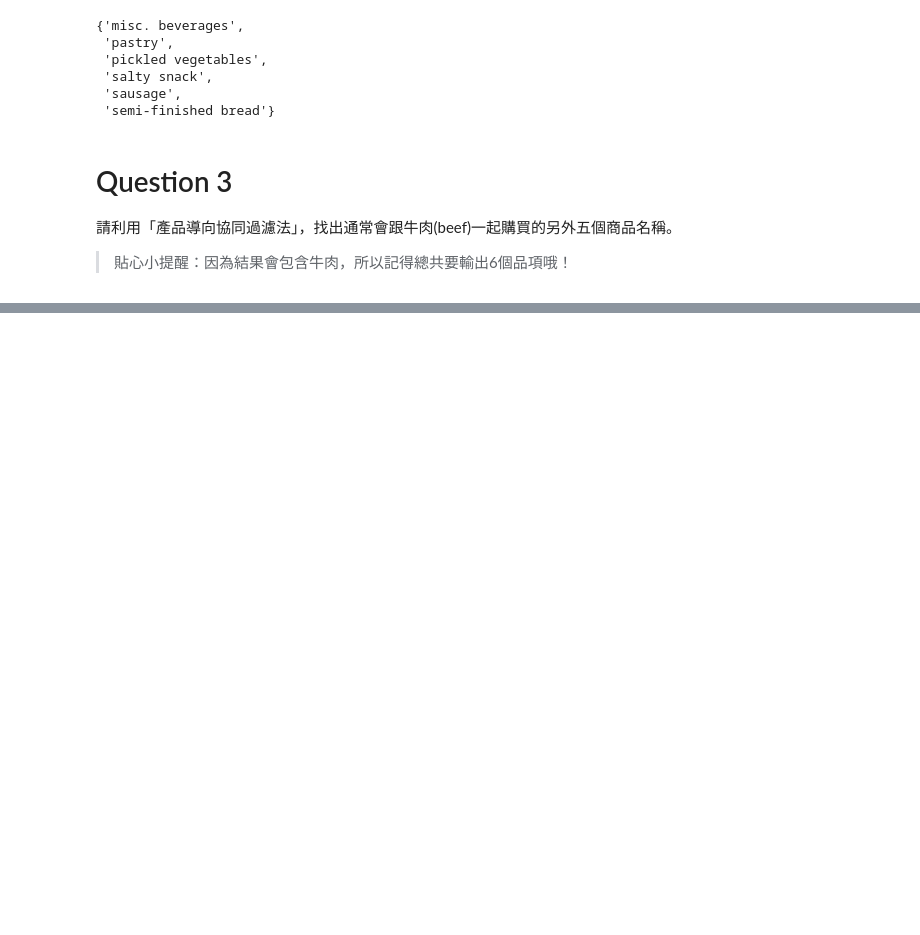
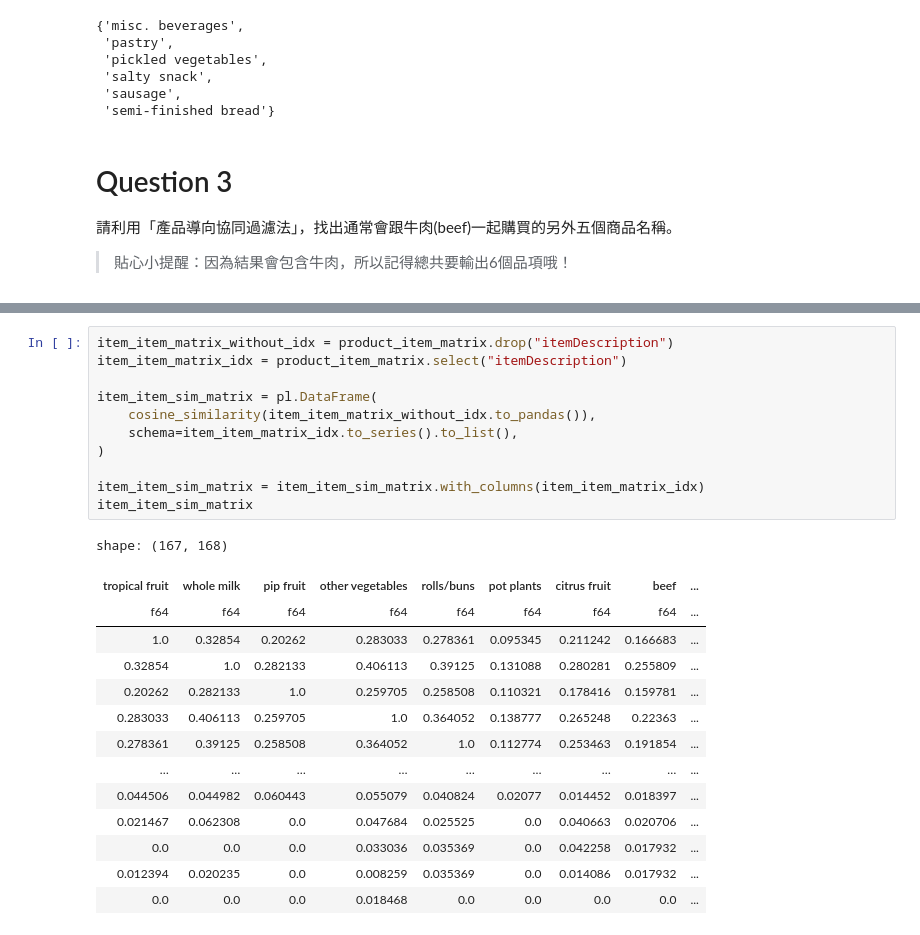
Before and after one commit to pan93412/nkust-homework, a Jupyter notebook: semester-5/business-platform-design/ch11/hw11.ipynb, the cells around one changed output, grey strips where cells are left out. Cells and saved outputs as stored; diff of their text form; blank space fills up the shorter version.

```diff
--- a/semester-5/business-platform-design/ch11/hw11.ipynb
+++ b/semester-5/business-platform-design/ch11/hw11.ipynb
@@ -296,0 +321,26 @@ products_id_not_purchased_by_2626
+# %%
+item_item_matrix_without_idx = product_item_matrix.drop("itemDescription")
+item_item_matrix_idx = product_item_matrix.select("itemDescription")
+
+item_item_sim_matrix = pl.DataFrame(
+    cosine_similarity(item_item_matrix_without_idx.to_pandas()),
+    schema=item_item_matrix_idx.to_series().to_list(),
+)
+
+item_item_sim_matrix = item_item_sim_matrix.with_columns(item_item_matrix_idx)
+item_item_sim_matrix
+# %% [output]
+shape: (167, 168)
+| tropical fruit | whole milk | pip fruit | other vegetables | rolls/buns | pot plants | citrus fruit | beef | ... |
+| f64 | f64 | f64 | f64 | f64 | f64 | f64 | f64 | ... |
+| 1.0 | 0.32854 | 0.20262 | 0.283033 | 0.278361 | 0.095345 | 0.211242 | 0.166683 | ... |
+| 0.32854 | 1.0 | 0.282133 | 0.406113 | 0.39125 | 0.131088 | 0.280281 | 0.255809 | ... |
+| 0.20262 | 0.282133 | 1.0 | 0.259705 | 0.258508 | 0.110321 | 0.178416 | 0.159781 | ... |
+| 0.283033 | 0.406113 | 0.259705 | 1.0 | 0.364052 | 0.138777 | 0.265248 | 0.22363 | ... |
+| 0.278361 | 0.39125 | 0.258508 | 0.364052 | 1.0 | 0.112774 | 0.253463 | 0.191854 | ... |
+| … | … | … | … | … | … | … | … | ... |
+| 0.044506 | 0.044982 | 0.060443 | 0.055079 | 0.040824 | 0.02077 | 0.014452 | 0.018397 | ... |
+| 0.021467 | 0.062308 | 0.0 | 0.047684 | 0.025525 | 0.0 | 0.040663 | 0.020706 | ... |
+| 0.0 | 0.0 | 0.0 | 0.033036 | 0.035369 | 0.0 | 0.042258 | 0.017932 | ... |
+| 0.012394 | 0.020235 | 0.0 | 0.008259 | 0.035369 | 0.0 | 0.014086 | 0.017932 | ... |
+| 0.0 | 0.0 | 0.0 | 0.018468 | 0.0 | 0.0 | 0.0 | 0.0 | ... |
```
Also changed, not shown: parts of 6 cells of this notebook.
